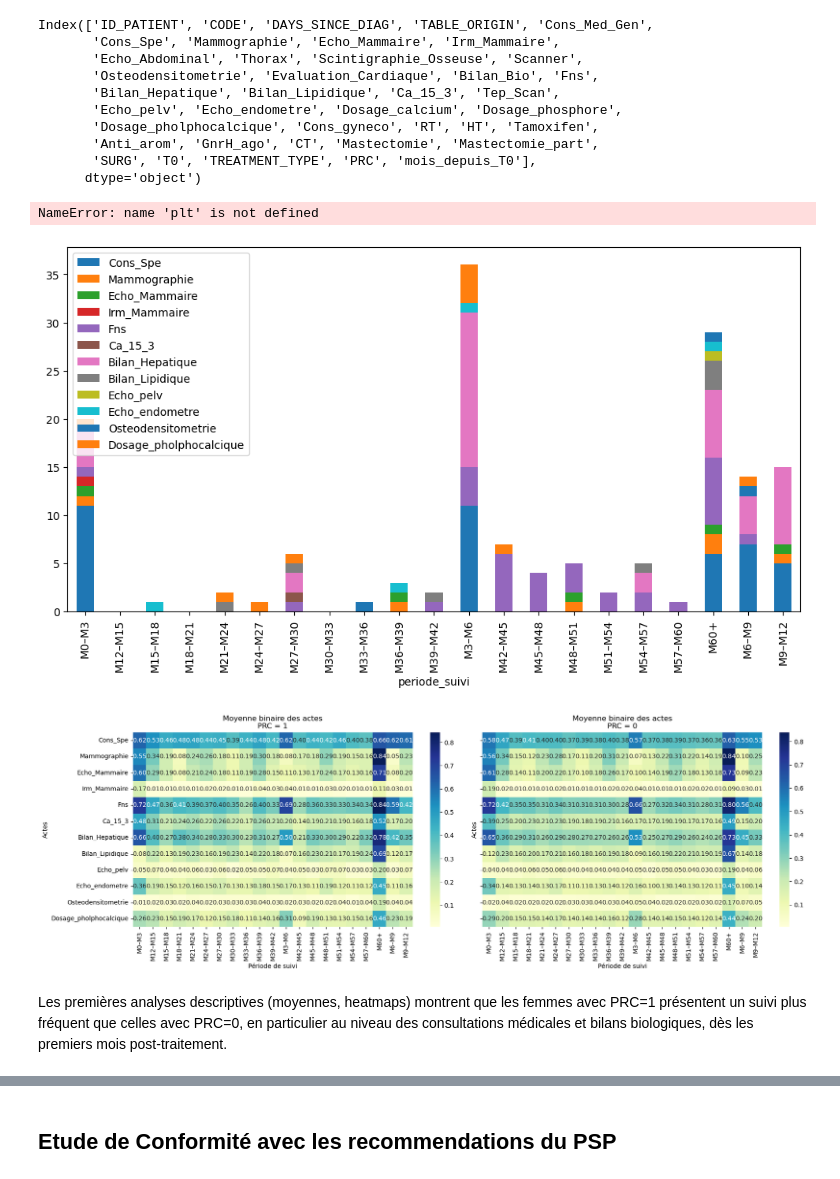
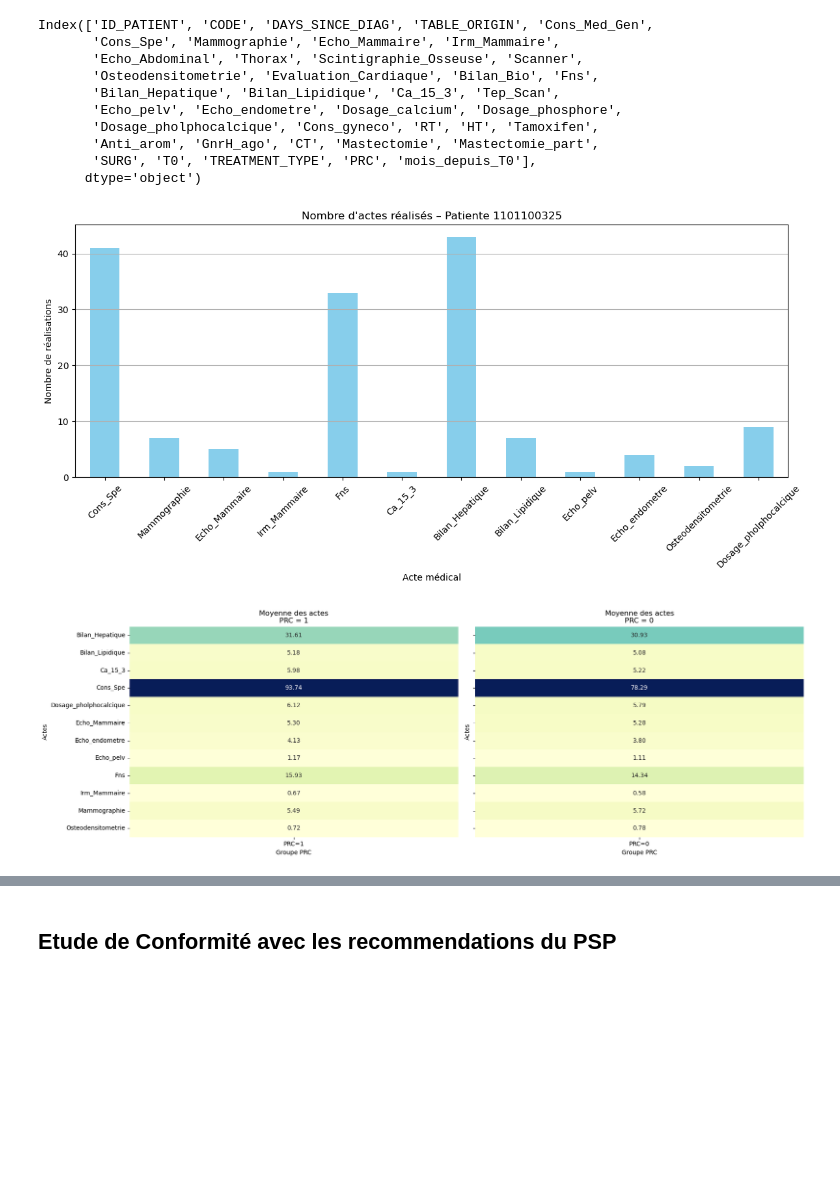
Before and after one commit to hemza1/TER_M1_2025, a Jupyter notebook: notebooks/test.ipynb, the cells around one changed output, grey strips where cells are left out. Saved outputs shown, nothing was run; the diff lists cells and outputs as text; code cells hidden in the pictures; blank space fills up the shorter version.

Commit message:
added for each act , it's corresponding period instead of pre-defined intervals

```diff
--- a/notebooks/test.ipynb
+++ b/notebooks/test.ipynb
@@ -187,7 +204,7 @@ Nombre d’actes post-T0 pertinents au suivi : 76828
 # %%
 ## de facon régulière
 df_merged["mois_depuis_T0"] = (df_merged["DAYS_SINCE_DIAG"] // 30).astype(int)
-
+"""
 def assigner_periode(mois):
     if mois < 0:
         return None
@@ -237,4 +254,21 @@ def assigner_periode(mois):
 df_suivi_filtré["periode_suivi"] = df_suivi_filtré["mois_depuis_T0"].apply(assigner_periode)
 df_merged['periode_suivi'] = df_merged['mois_depuis_T0'].apply(assigner_periode)
 df_resumé_par_periode = df_merged.groupby(["ID_PATIENT", "periode_suivi", "PRC"])[actes_suivi].sum().reset_index()
-print(df_resumé_par_periode.head(10))
+print(df_resumé_par_periode.head(10))"""
+
+# 1. Calculer la durée de suivi de chaque patient
+duree_suivi = df_merged.groupby("ID_PATIENT")["mois_depuis_T0"].max().reset_index(name="duree_suivi_mois")
+
+# 2. Compter combien de fois chaque acte a été fait par patient
+df_counts = df_merged.groupby("ID_PATIENT")[actes_suivi].sum().reset_index()
+
+# 3. Passer en format long
+df_long = df_counts.melt(id_vars="ID_PATIENT", var_name="Acte", value_name="Nb_realisations")
+
+# 4. Ajouter la durée de suivi
+df_long = df_long.merge(duree_suivi, on="ID_PATIENT", how="left")
+
+# 5. Ajouter la fréquence attendue
+df_long["Frequence_mois"] = df_long["Acte"].map(frequences_actes)
+
+# (6. À venir : colonne 'Conformité' si tu veux comparer avec attendu)
@@ -292,50 +304,44 @@ Index(['ID_PATIENT', 'CODE', 'DAYS_SINCE_DIAG', 'TABLE_ORIGIN', 'Cons_Med_Gen',
        'SURG', 'T0', 'TREATMENT_TYPE', 'PRC', 'mois_depuis_T0'],
       dtype='object')
 # %%
+import matplotlib.pyplot as plt
 
-id_exemple = df_resumé_par_periode["ID_PATIENT"].iloc[0]
-df_patient = df_resumé_par_periode[df_resumé_par_periode["ID_PATIENT"] == id_exemple]
+id_exemple = df_long["ID_PATIENT"].iloc[0]
 
-df_patient.set_index("periode_suivi")[actes_suivi].plot(kind="bar", stacked=True, figsize=(12,6))
-plt.title(f"Timeline des actes de suivi – Patiente {id_exemple}")
-plt.ylabel("Nombre d'actes")
+df_patient = df_long[df_long["ID_PATIENT"] == id_exemple]
+
+df_plot = df_patient.set_index("Acte")["Nb_realisations"]
+
+plt.figure(figsize=(12, 6))
+df_plot.plot(kind="bar", color="skyblue")
+plt.title(f"Nombre d'actes réalisés – Patiente {id_exemple}")
+plt.ylabel("Nombre de réalisations")
+plt.xlabel("Acte médical")
 plt.xticks(rotation=45)
 plt.grid(axis='y')
 plt.tight_layout()
 plt.show()
 # %% [output]
-NameError: name 'plt' is not defined
-[figure, old version]
+[figure, new version]
 # %%
 df_vecteurs = df_resumé_par_periode.copy()
 df_vecteurs[actes_suivi] = (df_vecteurs[actes_suivi] > 0).astype(int)
 # %%
-##A diviser entre prc=0 et prc=1
-import matplotlib.pyplot as plt
+df_prc = df_merged[["ID_PATIENT", "PRC"]].drop_duplicates()
+df_long = df_long.merge(df_prc, on="ID_PATIENT", how="left")
+df_heatmap = df_long.groupby(["Acte", "PRC"])["Nb_realisations"].mean().unstack()
 
-import seaborn as sns
+fig, axes = plt.subplots(1, 2, figsize=(18, 6), sharey=True)
 
-df_heatmap = df_vecteurs.groupby(["periode_suivi", "PRC"])[actes_suivi].mean().T
-
-ig, axes = plt.subplots(1, 2, figsize=(18, 6), sharey=True)
-
-for prc_value, ax in zip([1, 0], axes):     # d’abord PRC=1 puis PRC=0
-    # Sélectionne les colonnes dont le niveau 'PRC' vaut prc_value
-    data = df_heatmap.xs(prc_value, level='PRC', axis=1)
-
-    sns.heatmap(data,
-                annot=True,
-                cmap="YlGnBu",
-                fmt=".2f",
-                ax=ax)
-
-    ax.set_title(f"Moyenne binaire des actes\nPRC = {prc_value}")
-    ax.set_xlabel("Période de suivi")
-    ax.set_ylabel("Actes")
+for prc_value, ax in zip([1, 0], axes):
+    if prc_value in df_heatmap.columns:
+        data = df_heatmap[[prc_value]].rename(columns={prc_value: f"PRC={prc_value}"})
+        sns.heatmap(data, annot=True, cmap="YlGnBu", fmt=".2f", ax=ax, cbar=False)
+        ax.set_title(f"Moyenne des actes\nPRC = {prc_value}")
+        ax.set_xlabel("Groupe PRC")
+        ax.set_ylabel("Actes")
 
 plt.tight_layout()
 plt.show()
 # %% [output]
-[figure, old version]
+[figure, new version]
-# %% [markdown]
-Les premières analyses descriptives (moyennes, heatmaps) montrent que les femmes avec PRC=1 présentent un suivi plus fréquent que celles avec PRC=0, en particulier au niveau des consultations médicales et bilans biologiques, dès les premiers mois post-traitement.
```
Also changed, not shown: parts of 43 cells of this notebook.
